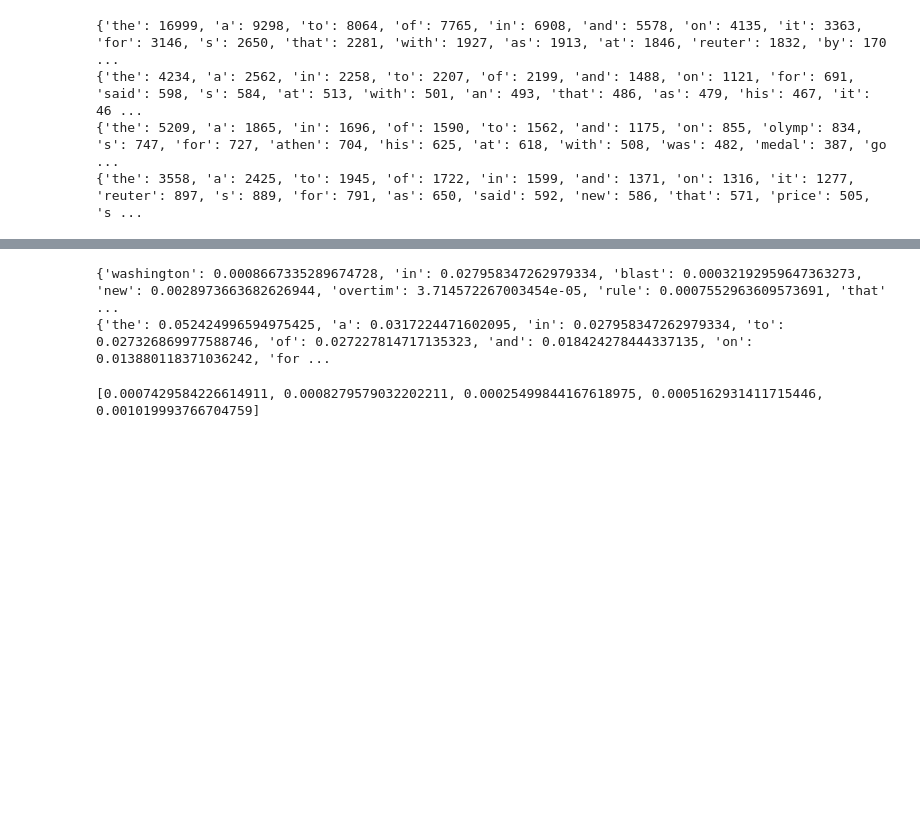
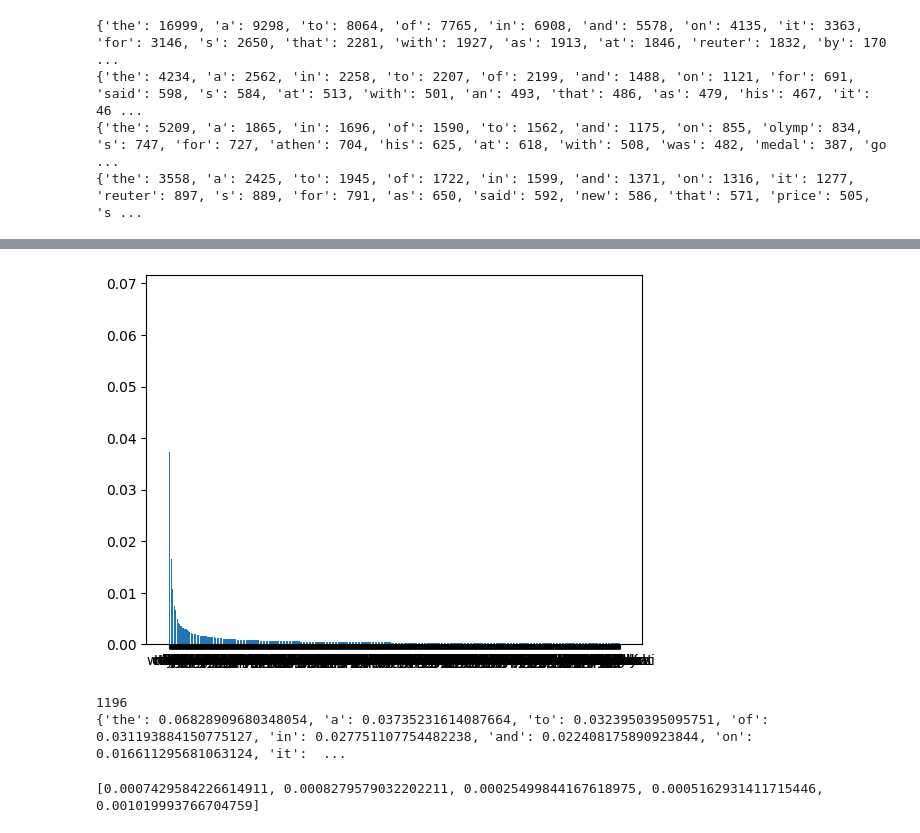
Before and after one commit to daniilprohorov/nlp-23-autumn, a Jupyter notebook: projects/daniilprohorov/lab3/src/lab3.ipynb, the cells around one changed output, grey strips where cells are left out. Saved outputs shown, nothing was run; the diff lists cells and outputs as text; code cells hidden in the pictures; blank space fills up the shorter version.

```diff
--- a/projects/daniilprohorov/lab3/src/lab3.ipynb
+++ b/projects/daniilprohorov/lab3/src/lab3.ipynb
@@ -47,0 +94,27 @@ for classDict in classDicts:
+# %%
+
+filtered = [(t, c) for (t, c) in list(commonDict.items()) if c >= 10]
+
+def filterDictByCount(d, n):
+    return dict([(t, c) for (t, c) in list(commonDict.items()) if c >= n])
+
+def filterDictByTokenList(d, token_list):
+    return dict([(t, c) for (t, c) in list(commonDict.items()) if t in token_list])
+
+def filterDictByTokensInOtherDict(d, dtokens):
+    token_list = [for (t, c) in dtokens.items()]
+
+def barPrintDict(d):
+    import matplotlib.pyplot as plt
+    fig, ax = plt.subplots()
+    sortedDict = sorted(d.items(), key=lambda t: t[1], reverse=True)
+    token, counts = zip(*sortedDict)
+    ax.bar(token, counts)
+    plt.show()
+
+def freqCount(d):
+    dictAsList = d.items()
+    N = 0
+    for (_, count) in dictAsList:
+        N += count
+    return dict([(token, count/N) for (token, count) in dictAsList])
@@ -48,17 +148,14 @@ for classDict in classDicts:
 # %%
-def freqCount(d):
-    dictAsList = d.items()
-    N = 0
-    for (_, count) in dictAsList:
-        N += count
-    return dict([(token, count/N) for (token, count) in dictAsList])
 
-freqCalculated = freqCount(classDicts[0])
-print(freqCalculated)
+
+freqCalculated = freqCount(filterDictByCount(commonDict, 40))
+barPrintDict(freqCalculated)
+print(len(freqCalculated))
 print(dict(sorted(freqCalculated.items(), key=lambda t: t[1], reverse=True)))
 # %% [output]
+[figure, added]
-{'washington': 0.0008667335289674728, 'in': 0.027958347262979334, 'blast': 0.00032192959647363273, 'new': 0.0028973663682626944, 'overtim': 3.714572267003454e-05, 'rule': 0.0007552963609573691, 'that' ...
-{'the': 0.052424996594975425, 'a': 0.0317224471602095, 'in': 0.027958347262979334, 'to': 0.027326869977588746, 'of': 0.027227814717135323, 'and': 0.018424278444337135, 'on': 0.013880118371036242, 'for ...
+1196
+{'the': 0.06828909680348054, 'a': 0.03735231614087664, 'to': 0.0323950395095751, 'of': 0.031193884150775127, 'in': 0.027751107754482238, 'and': 0.022408175890923844, 'on': 0.016611295681063124, 'it':  ...
 # %%
 def toVec(d, sent):
     words = sent.split(' ');
```
Also changed, not shown: parts of 6 cells of this notebook.
